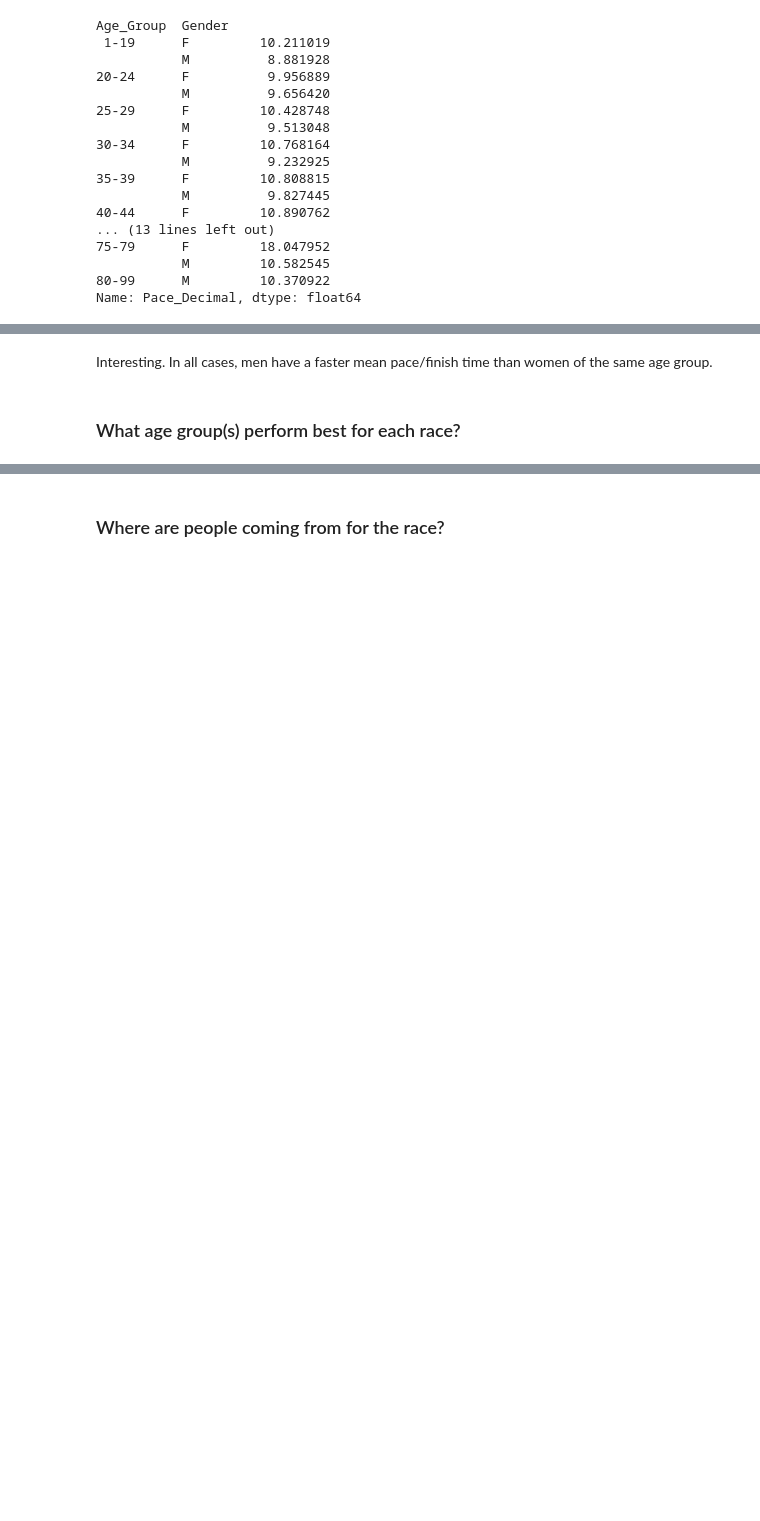
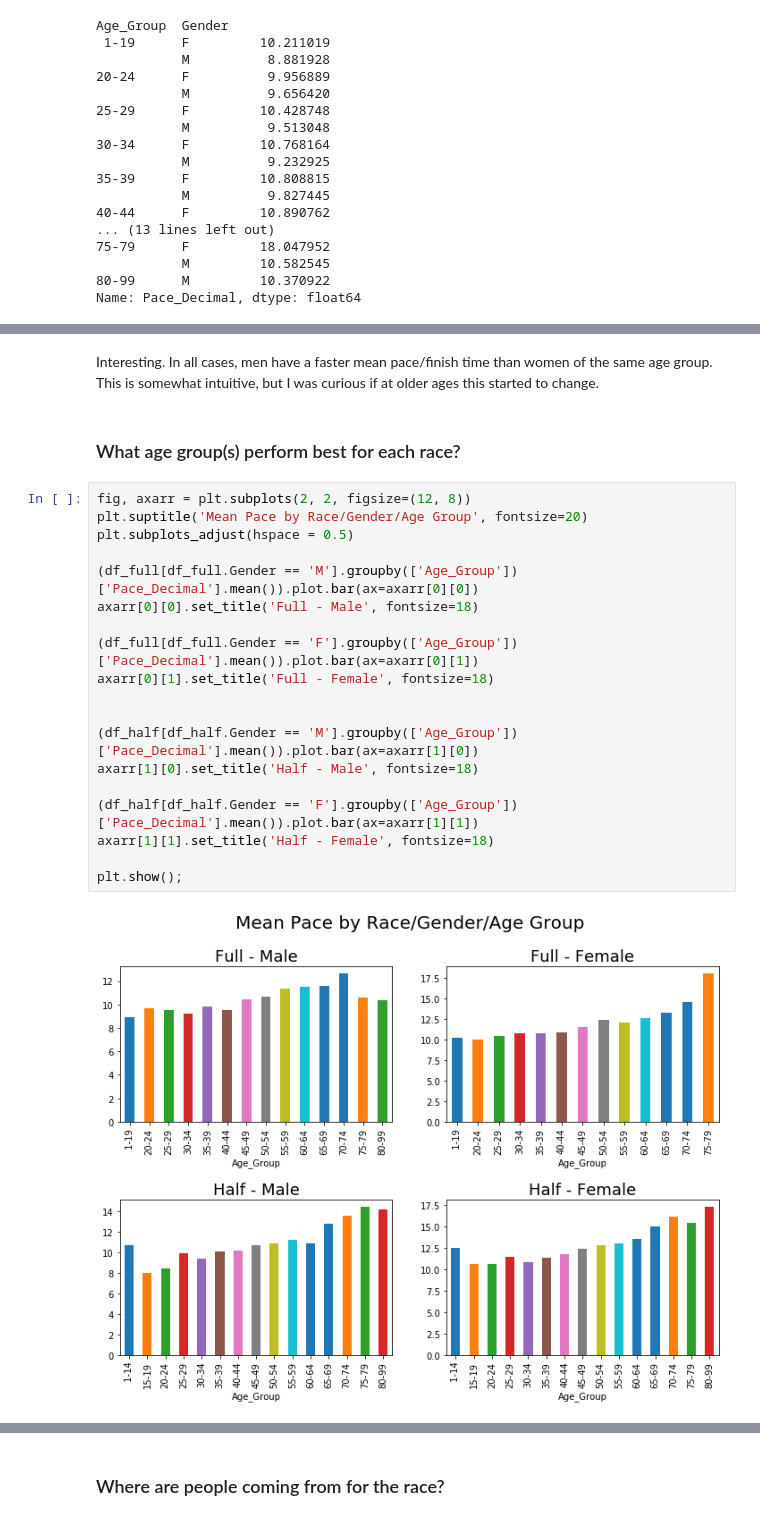
Before and after one commit to 4one4/2018-Missoula-Marathon, a Jupyter notebook: 2018 Missoula Marathon EDA.ipynb, the cells around one changed output, grey strips where cells are left out. Saved outputs shown, nothing was run; the diff lists cells and outputs as text; blank space fills up the shorter version.

Commit message:
Further analysis.
Mostly finished. I want to loop back through some plots and clean them up.

```diff
--- a/2018 Missoula Marathon EDA.ipynb
+++ b/2018 Missoula Marathon EDA.ipynb
@@ -626,4 +644,25 @@ plt.show();
 # %% [markdown]
-Interesting. In all cases, men have a faster mean pace/finish time than women of the same age group.
+Interesting. In all cases, men have a faster mean pace/finish time than women of the same age group. This is somewhat intuitive, but I was curious if at older ages this started to change.
 # %% [markdown]
 ### What age group(s) perform best for each race?
+# %%
+fig, axarr = plt.subplots(2, 2, figsize=(12, 8))
+plt.suptitle('Mean Pace by Race/Gender/Age Group', fontsize=20)
+plt.subplots_adjust(hspace = 0.5)
+
+(df_full[df_full.Gender == 'M'].groupby(['Age_Group'])['Pace_Decimal'].mean()).plot.bar(ax=axarr[0][0])
+axarr[0][0].set_title('Full - Male', fontsize=18)
+
+(df_full[df_full.Gender == 'F'].groupby(['Age_Group'])['Pace_Decimal'].mean()).plot.bar(ax=axarr[0][1])
+axarr[0][1].set_title('Full - Female', fontsize=18)
+
+
+(df_half[df_half.Gender == 'M'].groupby(['Age_Group'])['Pace_Decimal'].mean()).plot.bar(ax=axarr[1][0])
+axarr[1][0].set_title('Half - Male', fontsize=18)
+
+(df_half[df_half.Gender == 'F'].groupby(['Age_Group'])['Pace_Decimal'].mean()).plot.bar(ax=axarr[1][1])
+axarr[1][1].set_title('Half - Female', fontsize=18)
+
+plt.show();
+# %% [output]
+[figure, added]
```
Also changed, not shown: parts of 15 cells of this notebook, 1 other file.
